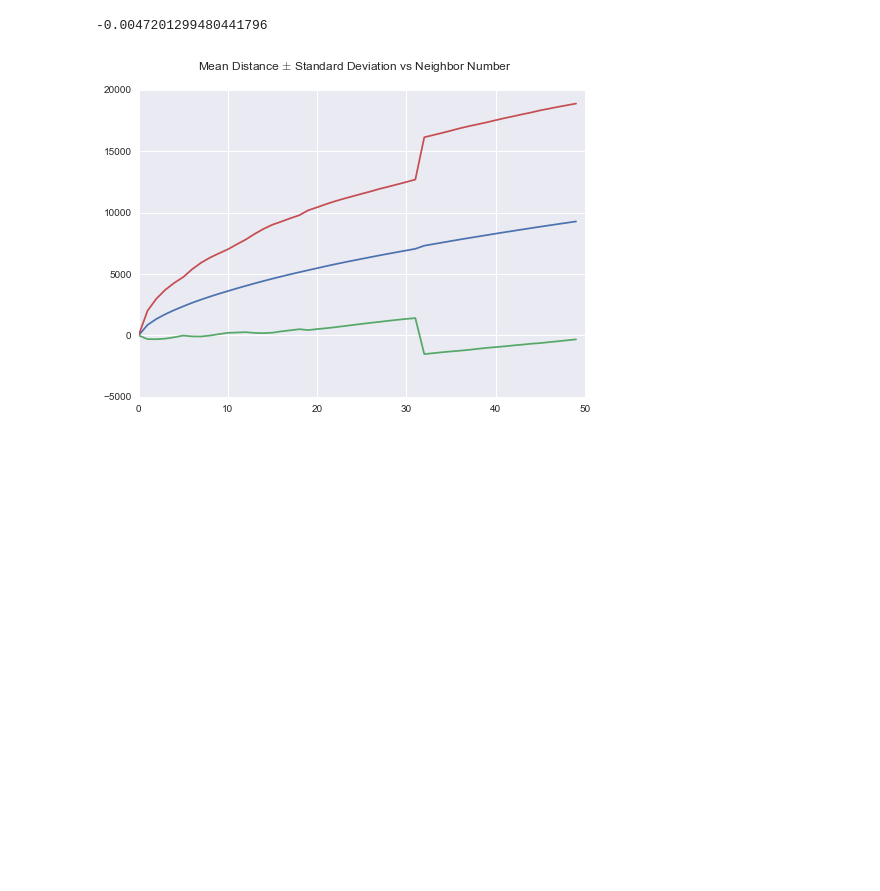
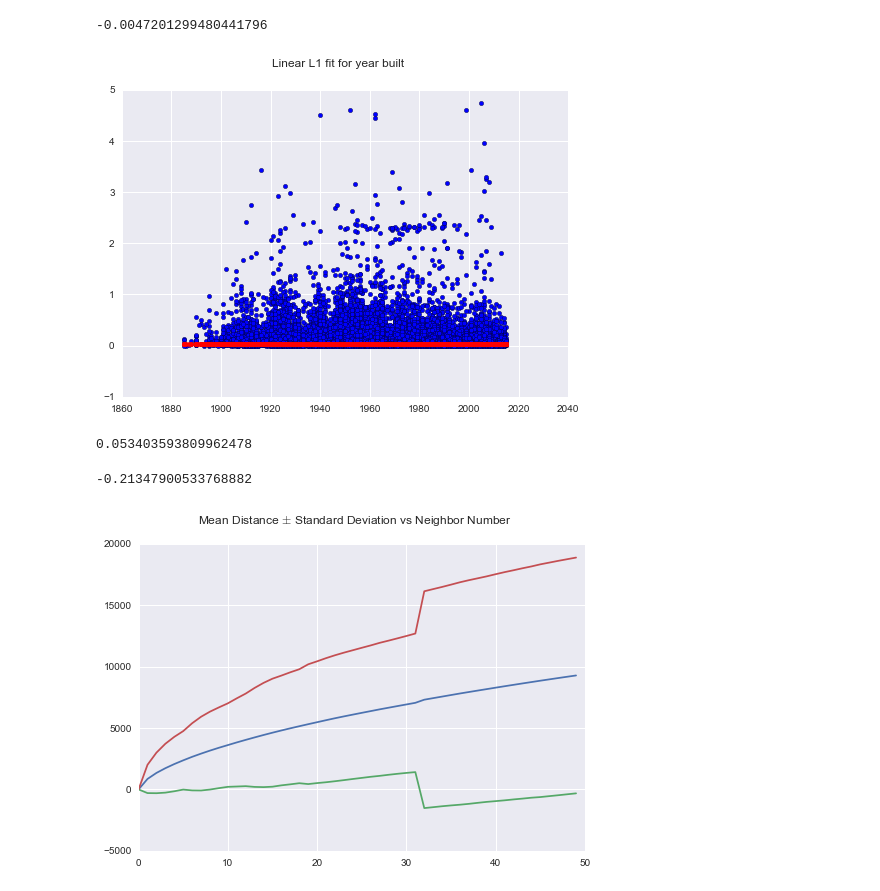
Before and after one commit to MatthewMcGonagle/KaggleZillow, a Jupyter notebook: IsotropicDiffusion.ipynb, the cells around one changed output. Saved outputs shown, nothing was run; the diff lists cells and outputs as text; code cells hidden in the pictures; blank space fills up the shorter version.

```diff
--- a/IsotropicDiffusion.ipynb
+++ b/IsotropicDiffusion.ipynb
@@ -86,6 +87,39 @@ origerror = np.mean(origerror)
 (abserror - origerror) / origerror
 # %% [output]
 -0.0047201299480441796
+# %%
+# Let's get a benchmark of using just yearbuilt by looking at linear fit minimizing the L1 norm. Look at
+# predicting absolute logerror.
+
+X = vals_df.yearbuilt.values.reshape(-1,1)
+npoints, nvars = X.shape
+X = np.hstack((X, np.full((npoints, 1), 1.0)))
+
+y = np.abs(vals_df.logerror.values)
+
+coeffs, errors = l1linearfit(X, y, 50, 10**-13)
+ypredict = np.dot(X, coeffs.T)
+
+plt.scatter(vals_df.yearbuilt, y)
+plt.scatter(vals_df.yearbuilt, ypredict, color = 'red')
+plt.suptitle('Linear L1 fit for year built')
+plt.show()
+
+abserror = np.abs(ypredict - y)
+abserror = np.mean(abserror)
+abserror
+# %% [output]
+[figure, added]
+0.053403593809962478
+# %%
+# Let's benchmark the percentage change in original error. That is, assuming the Zillow model is correct.
+
+origabserror = np.abs(vals_df.logerror)
+origabserror = np.mean(origerror)
+
+(abserror - origabserror) / origabserror
+# %% [output]
+-0.21347900533768882
 # %%
 # Get an idea of how large the distances are for up to 50 neighbors
 nbrs = NearestNeighbors(50)
```
Also changed, not shown: parts of 12 cells of this notebook.
